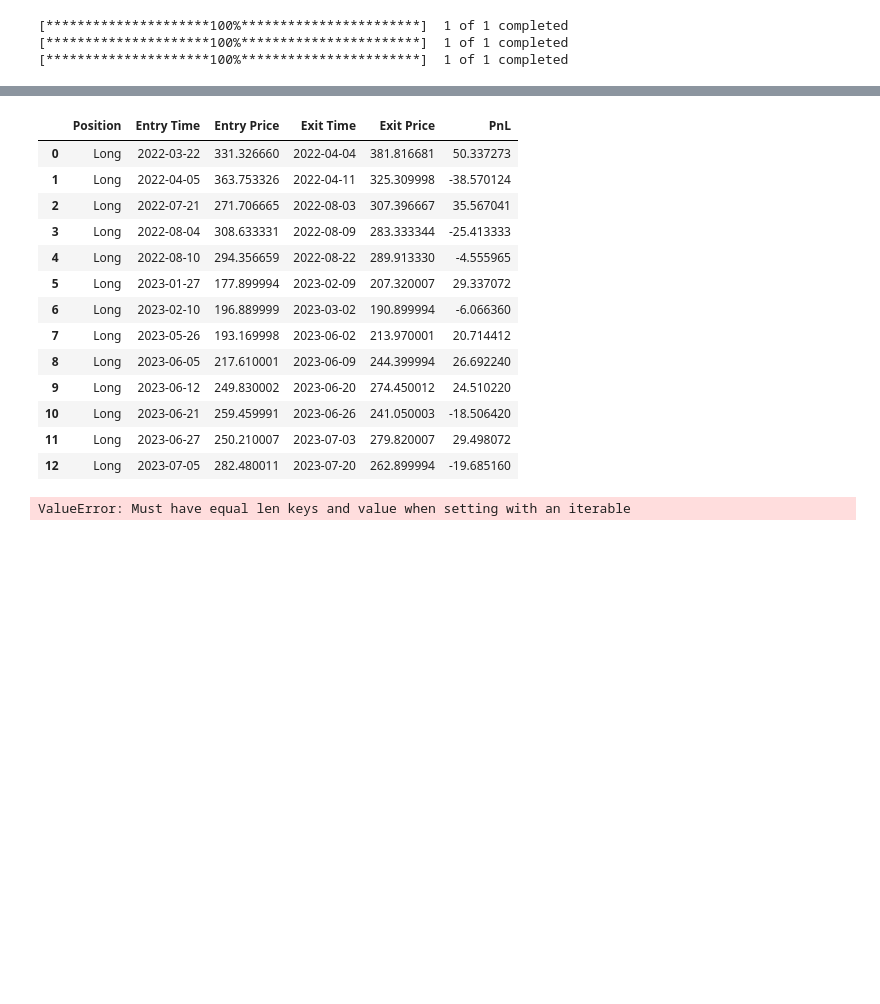
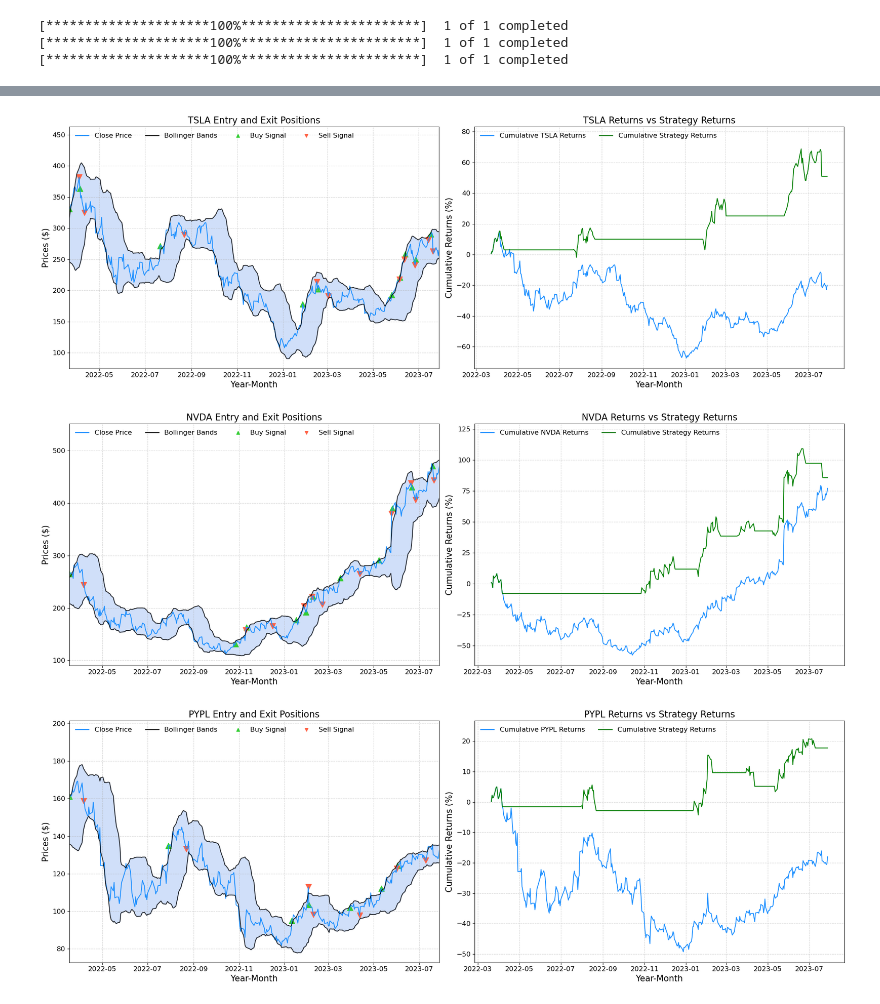
Before and after one commit to ben-marconi/breakoutStrategy, a Jupyter notebook: strategy.ipynb, the cells around one changed output, grey strips where cells are left out. Drawn from its saved outputs; the diff is of its cells as text; code cells hidden in the pictures; blank space fills up the shorter version.

Commit message:
Finished plot function

```diff
--- a/strategy.ipynb
+++ b/strategy.ipynb
@@ -35,7 +36,7 @@ warnings.filterwarnings("ignore")
 # Download Stock Data from Yahoo Finance
 tsla = yf.download('TSLA',"2022-01-01")
 nvda = yf.download('NVDA',"2022-01-01")
-pypl = yf.download('PYPL',"2022-01-01")
+pypl = yf.download('AMZN',"2022-01-01")
 # %% [output]
 [*********************100%***********************]  1 of 1 completed
 [*********************100%***********************]  1 of 1 completed
@@ -149,54 +138,0 @@ performance(pypl)
-# %%
-def plot(data, trades):
-    # Create the long_position column
-    data['buy_signal'] = np.nan
-    data['sell_signal'] = np.nan
-
-    # Assign the entry price to the buy signal
-    data.loc[data.index.isin(trades['Entry Time']), 'buy_signal'] = trades['Entry Price'].values
-
-    # Assign the exit price to the sell signal
-    data.loc[trades['Exit Time'], 'sell_signal'] = trades['Exit Price'].values
-
-    # Plot the Positions and Close Prices
-    plt.figure(figsize=(15, 7))
-    plt.plot('Close', data=data, label='Close Price')
-    plt.plot('upperband', data=data, label='Close Price')
-    plt.plot('lowerband', data=data, label='Close Price')
-    plt.plot('bandwidth', data=data, label='Close Price')
-    plt.scatter(data.index, data['buy_signal'],
-                color='green', marker='^', alpha=1, s=100)
-    plt.scatter(data.index, data['sell_signal'],
-                color='red', marker='v', alpha=1, s=100)
-    dates = data.index.strftime('%Y-%m')
-
-    # Set the title and axis labels
-    plt.title('Close Prices and Positions', fontsize=16)
-    plt.xlabel('Year-Month', fontsize=15)
-    plt.ylabel('Prices ($)', fontsize=15)
-    plt.xticks(fontsize=15)
-    plt.yticks(fontsize=15)
-    plt.legend(loc='upper left', prop={'size': 15})
-    plt.show()
-# %%
-tsla_data, tsla_trade_book = performance(tsla)
-tsla_trade_book
-# %% [output]
-|  | Position | Entry Time | Entry Price | Exit Time | Exit Price | PnL |
-| 0 | Long | 2022-03-22 | 331.326660 | 2022-04-04 | 381.816681 | 50.337273 |
-| 1 | Long | 2022-04-05 | 363.753326 | 2022-04-11 | 325.309998 | -38.570124 |
-| 2 | Long | 2022-07-21 | 271.706665 | 2022-08-03 | 307.396667 | 35.567041 |
-| 3 | Long | 2022-08-04 | 308.633331 | 2022-08-09 | 283.333344 | -25.413333 |
-| 4 | Long | 2022-08-10 | 294.356659 | 2022-08-22 | 289.913330 | -4.555965 |
-| 5 | Long | 2023-01-27 | 177.899994 | 2023-02-09 | 207.320007 | 29.337072 |
-| 6 | Long | 2023-02-10 | 196.889999 | 2023-03-02 | 190.899994 | -6.066360 |
-| 7 | Long | 2023-05-26 | 193.169998 | 2023-06-02 | 213.970001 | 20.714412 |
-| 8 | Long | 2023-06-05 | 217.610001 | 2023-06-09 | 244.399994 | 26.692240 |
-| 9 | Long | 2023-06-12 | 249.830002 | 2023-06-20 | 274.450012 | 24.510220 |
-| 10 | Long | 2023-06-21 | 259.459991 | 2023-06-26 | 241.050003 | -18.506420 |
-| 11 | Long | 2023-06-27 | 250.210007 | 2023-07-03 | 279.820007 | 29.498072 |
-| 12 | Long | 2023-07-05 | 282.480011 | 2023-07-20 | 262.899994 | -19.685160 |
-# %%
-plot(tsla_data, tsla_trade_book)
-# %% [output]
-ValueError: Must have equal len keys and value when setting with an iterable
@@ -202,0 +202,12 @@ ValueError: Must have equal len keys and value when setting with an iterable
+# %%
+tsla_data, tsla_trades = performance(tsla)
+nvda_data, nvda_trades = performance(nvda)
+pypl_data, pypl_trades = performance(pypl)
+# %%
+plot(tsla_data, 'TSLA')
+plot(nvda_data, 'NVDA')
+plot(pypl_data, 'AMZN')
+# %% [output]
+[figure, added]
+[figure, added]
+[figure, added]
```
Also changed, not shown: parts of 5 cells of this notebook.
